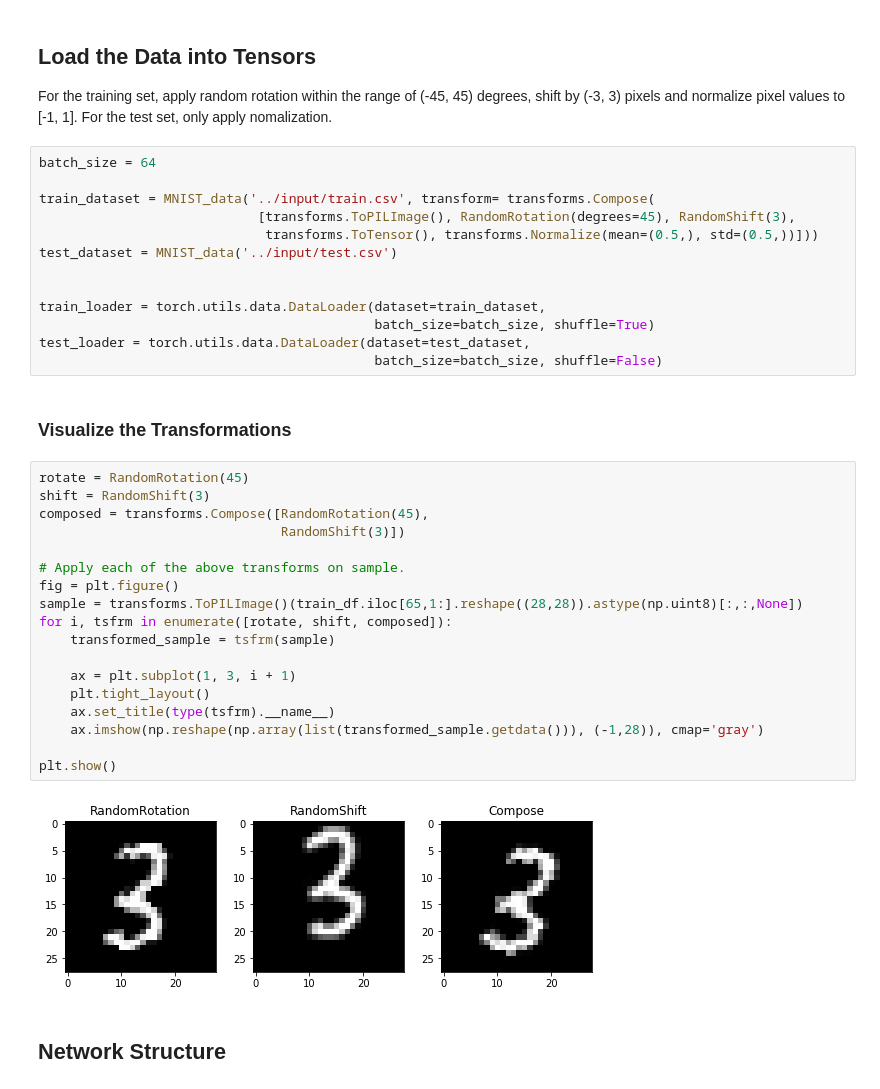
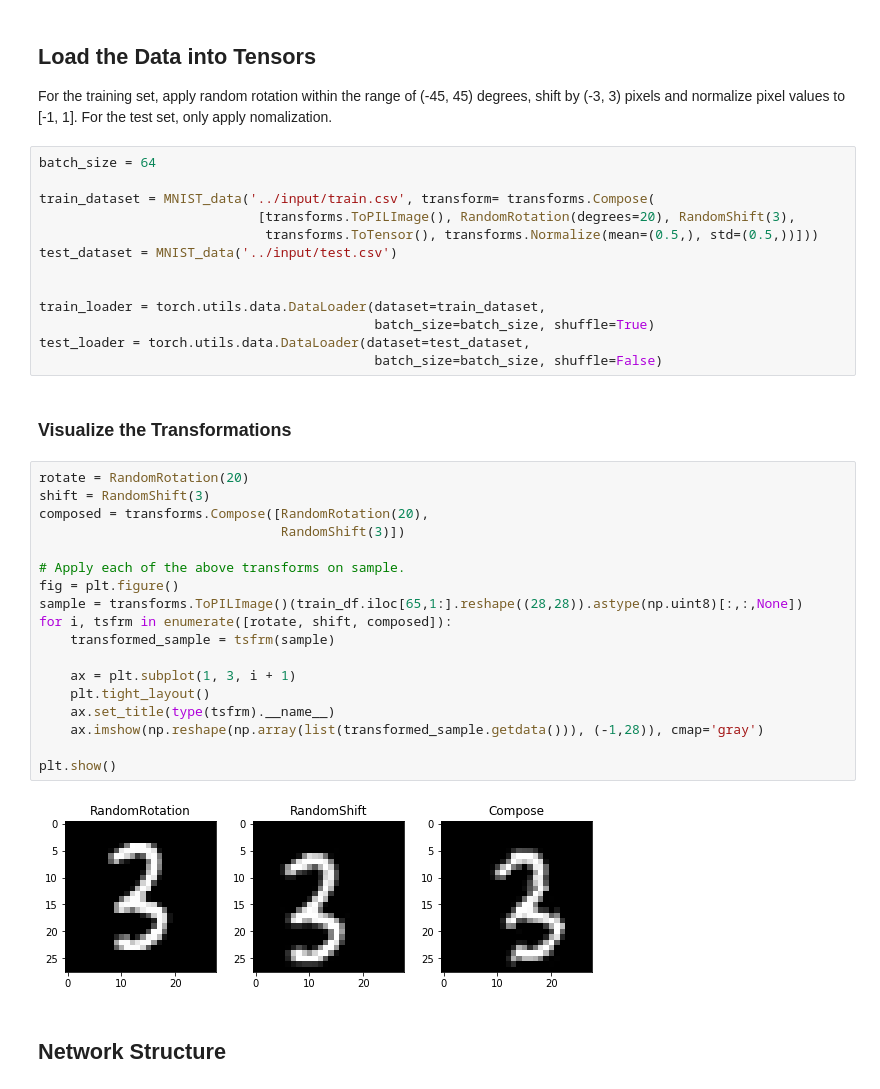
Before and after one commit to juiyangchang/Kaggle-MNIST, a Jupyter notebook: notebook/MNIST with PyTorch.ipynb, the cells around one changed output. Cells and saved outputs as stored; diff of their text form.

```diff
--- a/notebook/MNIST with PyTorch.ipynb
+++ b/notebook/MNIST with PyTorch.ipynb
@@ -212,7 +213,7 @@ and normalize pixel values to [-1, 1].  For the test set, only apply nomalizatio
 batch_size = 64
 
 train_dataset = MNIST_data('../input/train.csv', transform= transforms.Compose(
-                            [transforms.ToPILImage(), RandomRotation(degrees=45), RandomShift(3),
+                            [transforms.ToPILImage(), RandomRotation(degrees=20), RandomShift(3),
                              transforms.ToTensor(), transforms.Normalize(mean=(0.5,), std=(0.5,))]))
 test_dataset = MNIST_data('../input/test.csv')
 
@@ -224,25 +225,25 @@ test_loader = torch.utils.data.DataLoader(dataset=test_dataset,
 # %% [markdown]
 ### Visualize the Transformations
 # %%
-rotate = RandomRotation(45)
+rotate = RandomRotation(20)
 shift = RandomShift(3)
-composed = transforms.Compose([RandomRotation(45),
+composed = transforms.Compose([RandomRotation(20),
                                RandomShift(3)])
 
 # Apply each of the above transforms on sample.
 fig = plt.figure()
 sample = transforms.ToPILImage()(train_df.iloc[65,1:].reshape((28,28)).astype(np.uint8)[:,:,None])
 for i, tsfrm in enumerate([rotate, shift, composed]):
     transformed_sample = tsfrm(sample)
 
     ax = plt.subplot(1, 3, i + 1)
     plt.tight_layout()
     ax.set_title(type(tsfrm).__name__)
     ax.imshow(np.reshape(np.array(list(transformed_sample.getdata())), (-1,28)), cmap='gray')
 
 plt.show()
 # %% [output]
-[figure, old version]
+[figure, new version]
 # %% [markdown]
 ## Network Structure
 # %%
```
Also changed, not shown: parts of 8 cells of this notebook, 2 other files.
